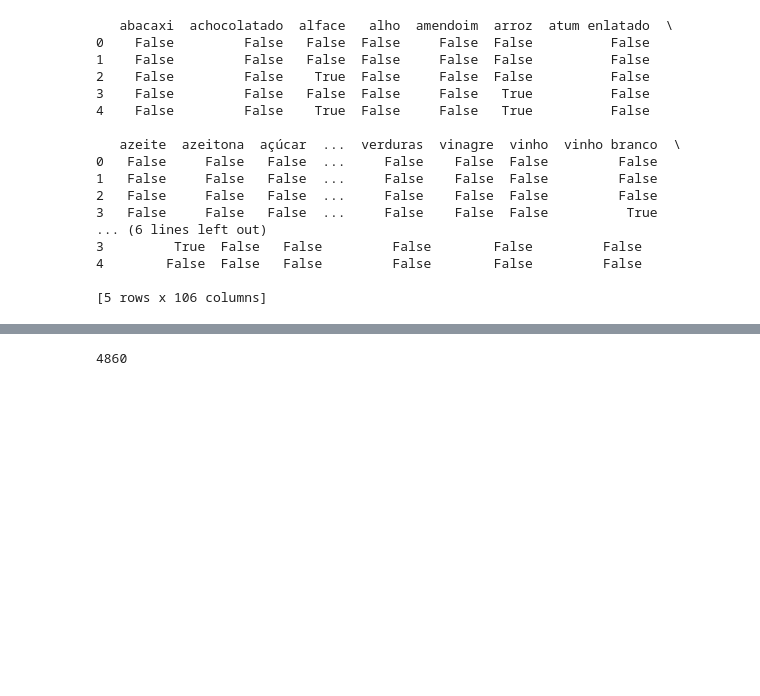
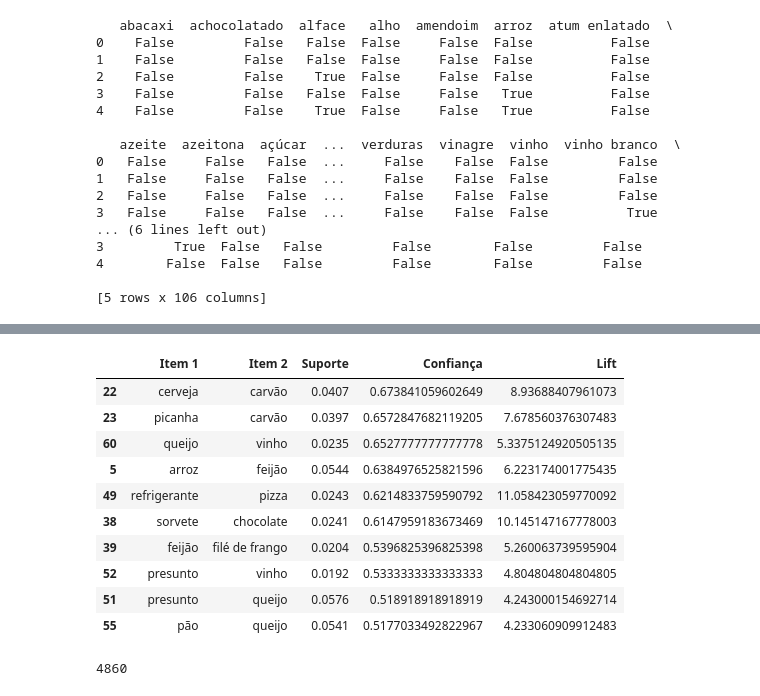
Before and after one commit to sergiolfaria/Atividades_Ciencia_De_Dados, a Jupyter notebook: Atividade mineração de/exercico.ipynb, the cells around one changed output, grey strips where cells are left out. Saved outputs shown, nothing was run; the diff lists cells and outputs as text; code cells hidden in the pictures; blank space fills up the shorter version.

```diff
--- a/Atividade mineração de/exercico.ipynb
+++ b/Atividade mineração de/exercico.ipynb
@@ -130,6 +123,43 @@ resultados
  RelationRecord(items=frozenset({'vinagre', 'salada'}), support=0.0131, ordered_statistics=[OrderedStatistic(items_base=frozenset({'vinagre'}), items_add=frozenset({'salada'}), confidence=0.2787234042 ...
  RelationRecord(items=frozenset({'vodka', 'salsicha'}), support=0.0126, ordered_statistics=[OrderedStatistic(items_base=frozenset({'vodka'}), items_add=frozenset({'salsicha'}), confidence=0.2514970059 ...
  RelationRecord(items=frozenset({'vinagre', 'tomate'}), support=0.0101, ordered_statistics=[OrderedStatistic(items_base=frozenset({'vinagre'}), items_add=frozenset({'tomate'}), confidence=0.2148936170 ...
+# %%
+
+
+tabela = []
+
+for item in resultados:
+
+    pair = item[0]
+    items = [x for x in pair]
+    value0 = str(items[0])
+    value1 = str(items[1])
+    support = str(item[1])
+    confidence = str(item[2][0][2])
+    lift = str(item[2][0][3])
+
+
+    row = (value0, value1, support, confidence, lift)
+    tabela.append(row)
+
+
+dfApriori = pd.DataFrame(tabela, columns=['Item 1', 'Item 2', 'Suporte', 'Confiança', 'Lift'])
+
+dfApriori_sorted = dfApriori.sort_values(by='Confiança', ascending=False)
+
+dfApriori_sorted.head(10)
+# %% [output]
+|  | Item 1 | Item 2 | Suporte | Confiança | Lift |
+| 22 | cerveja | carvão | 0.0407 | 0.673841059602649 | 8.93688407961073 |
+| 23 | picanha | carvão | 0.0397 | 0.6572847682119205 | 7.678560376307483 |
+| 60 | queijo | vinho | 0.0235 | 0.6527777777777778 | 5.3375124920505135 |
+| 5 | arroz | feijão | 0.0544 | 0.6384976525821596 | 6.223174001775435 |
+| 49 | refrigerante | pizza | 0.0243 | 0.6214833759590792 | 11.058423059770092 |
+| 38 | sorvete | chocolate | 0.0241 | 0.6147959183673469 | 10.145147167778003 |
+| 39 | feijão | filé de frango | 0.0204 | 0.5396825396825398 | 5.260063739595904 |
+| 52 | presunto | vinho | 0.0192 | 0.5333333333333333 | 4.804804804804805 |
+| 51 | presunto | queijo | 0.0576 | 0.518918918918919 | 4.243000154692714 |
+| 55 | pão | queijo | 0.0541 | 0.5177033492822967 | 4.233060909912483 |
 # %%
 df_compras_lista = df.apply(lambda x: x.dropna().tolist(), axis=1).tolist()
 
```
Also changed, not shown: parts of 6 cells of this notebook.
